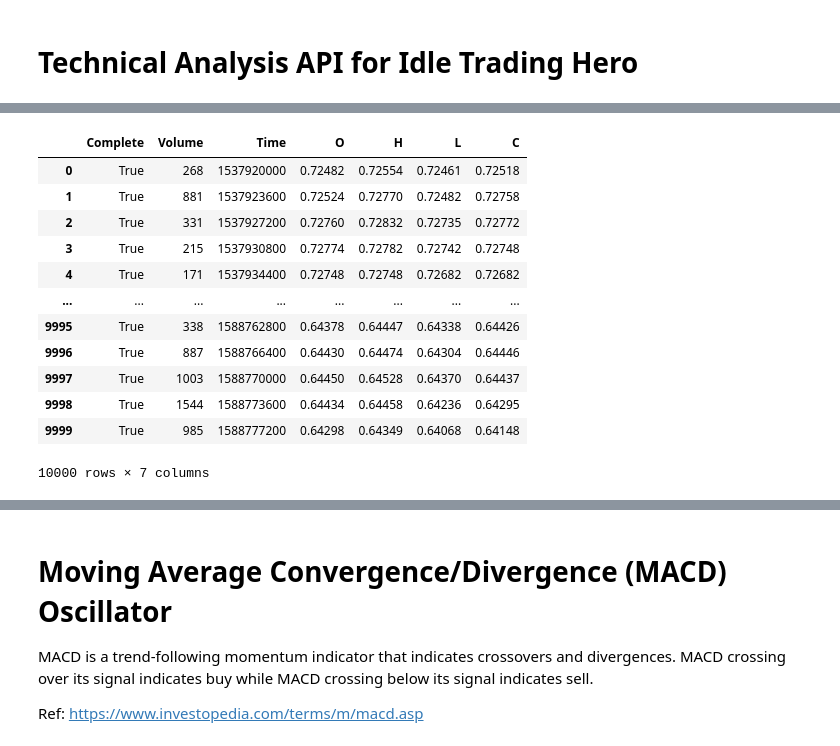
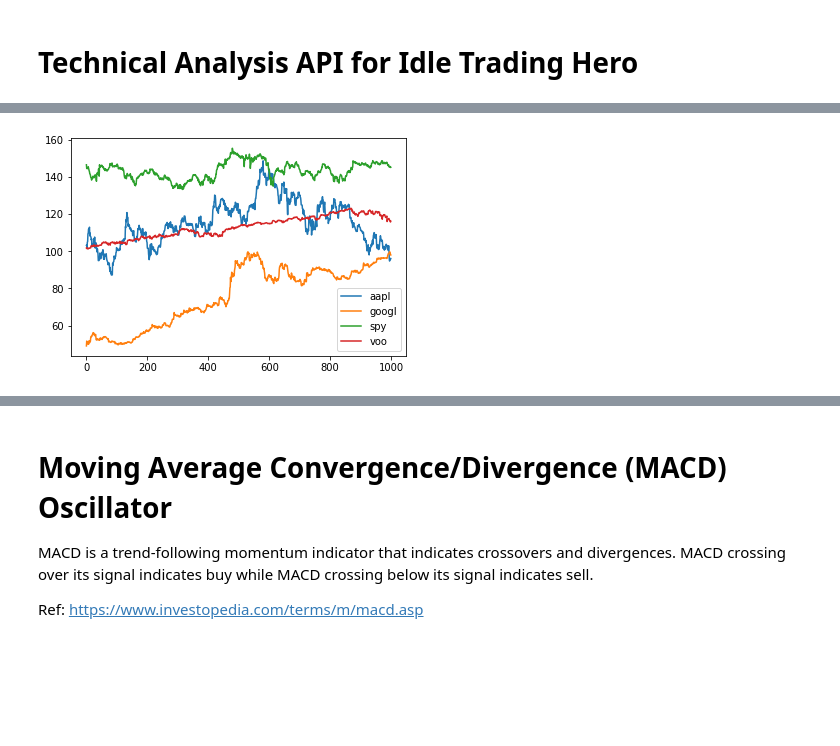
Before and after one commit to jetnew/Idle-Trading-Hero, a Jupyter notebook: Algorithm.ipynb, the cells around one changed output, grey strips where cells are left out. Drawn from its saved outputs; the diff is of its cells as text; code cells hidden in the pictures; blank space fills up the shorter version.

```diff
--- a/Algorithm.ipynb
+++ b/Algorithm.ipynb
@@ -1,15 +1,2 @@
 # %% [markdown]
 # Technical Analysis API for Idle Trading Hero
-# %%
-import numpy as np
-import pandas as pd
-import matplotlib.pyplot as plt
-import json
-
-with open('data/data2/AUD_USD-1588780800-H1-10000.json') as f:
-    data = json.load(f)
-d = {r: [dic[r] for dic in data] for r in data[0]}
-df = pd.DataFrame(d)
-
-plt.plot(df['O'][:100])
-plt.show()
@@ -18,16 +3,19 @@ plt.show()
-# %%
-df
-# %% [output]
-|  | Complete | Volume | Time | O | H | L | C |
-| 0 | True | 268 | 1537920000 | 0.72482 | 0.72554 | 0.72461 | 0.72518 |
-| 1 | True | 881 | 1537923600 | 0.72524 | 0.72770 | 0.72482 | 0.72758 |
-| 2 | True | 331 | 1537927200 | 0.72760 | 0.72832 | 0.72735 | 0.72772 |
-| 3 | True | 215 | 1537930800 | 0.72774 | 0.72782 | 0.72742 | 0.72748 |
-| 4 | True | 171 | 1537934400 | 0.72748 | 0.72748 | 0.72682 | 0.72682 |
-| ... | ... | ... | ... | ... | ... | ... | ... |
-| 9995 | True | 338 | 1588762800 | 0.64378 | 0.64447 | 0.64338 | 0.64426 |
-| 9996 | True | 887 | 1588766400 | 0.64430 | 0.64474 | 0.64304 | 0.64446 |
-| 9997 | True | 1003 | 1588770000 | 0.64450 | 0.64528 | 0.64370 | 0.64437 |
-| 9998 | True | 1544 | 1588773600 | 0.64434 | 0.64458 | 0.64236 | 0.64295 |
-| 9999 | True | 985 | 1588777200 | 0.64298 | 0.64349 | 0.64068 | 0.64148 |
-10000 rows × 7 columns
+# %%
+import numpy as np
+import pandas as pd
+import matplotlib.pyplot as plt
+import json
+
+df_aapl = pd.read_json('data/data3/AAPL-20000103-20200525.json')
+df_googl = pd.read_json('data/data3/GOOGL-20040819-20200525.json')
+df_spy = pd.read_json('data/data3/SPY-20000103-20200525.json')
+df_voo = pd.read_json('data/data3/VOO-20100909-20200525.json')
+
+plt.plot(df_aapl['c'][:1000], label='aapl')
+plt.plot(df_googl['c'][:1000], label='googl')
+plt.plot(df_spy['c'][:1000], label='spy')
+plt.plot(df_voo['c'][:1000], label='voo')
+plt.legend(loc='best')
+plt.show()
+# %% [output]
+[figure, added]
```
Also changed, not shown: parts of 9 cells of this notebook, 15 other files.
